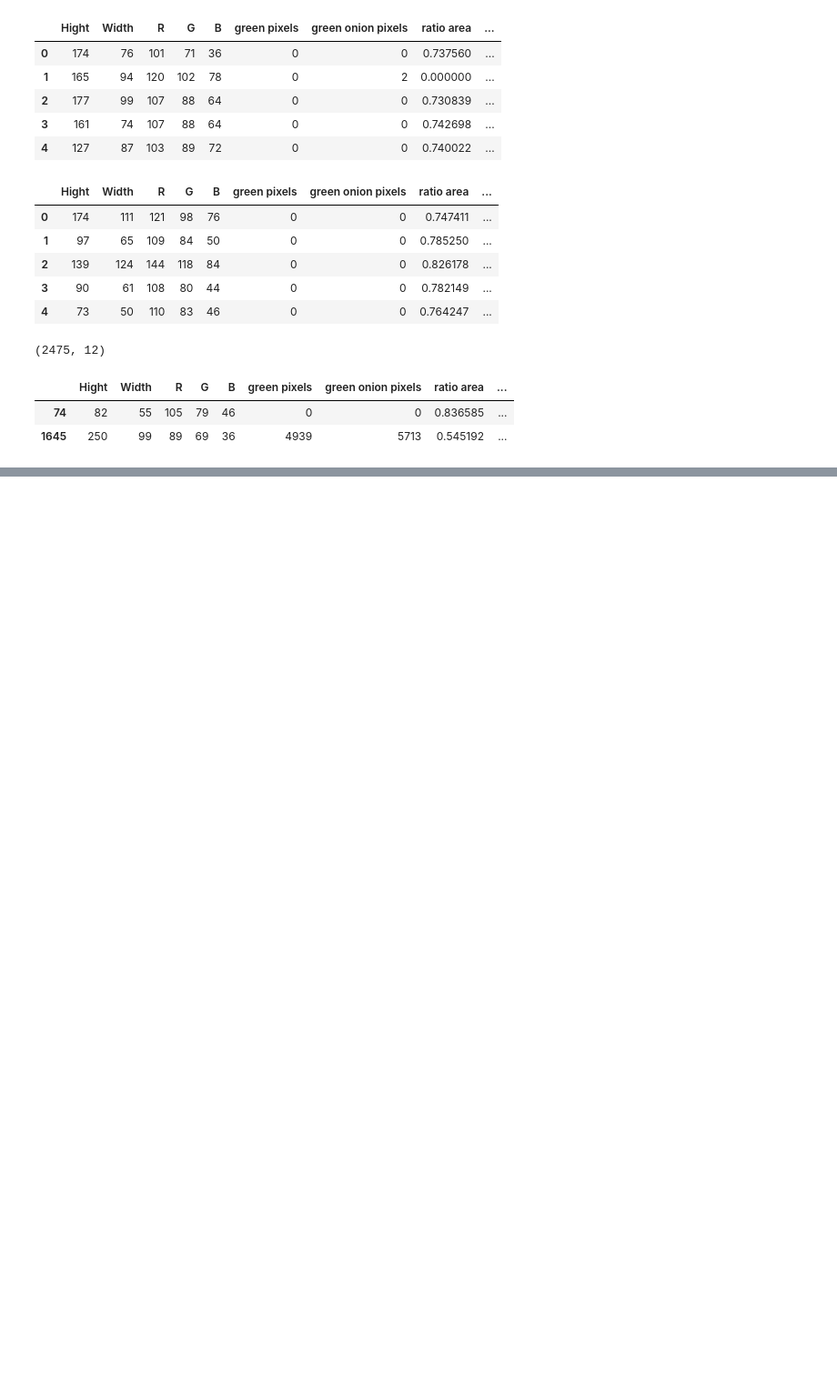
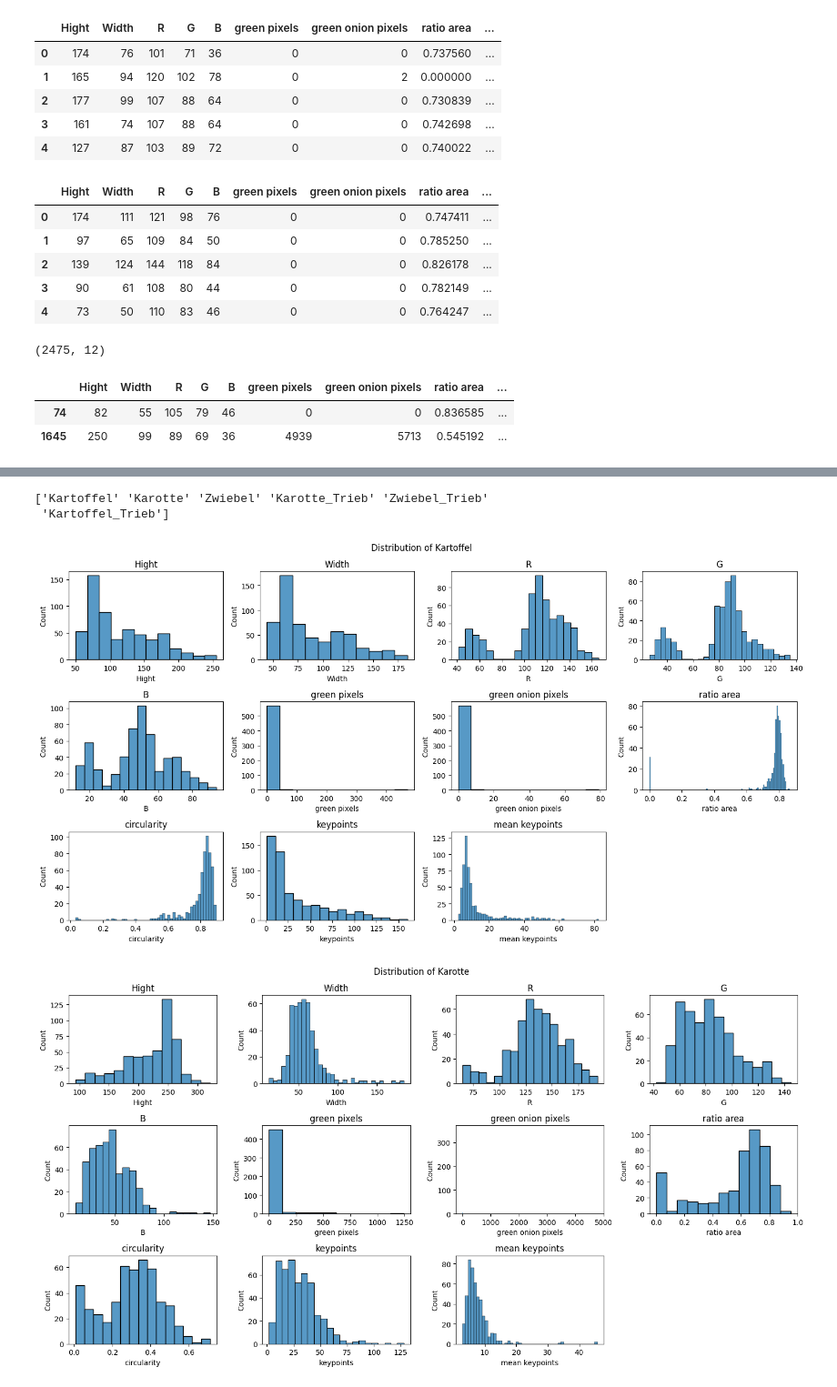
Before and after one commit to leons1396/AI_project, a Jupyter notebook: Data_analysis/data_analysis_default_dataset.ipynb, the cells around one changed output, grey strips where cells are left out. Shown at 91% size. Saved outputs shown, nothing was run; the diff lists cells and outputs as text; code cells hidden in the pictures; blank space fills up the shorter version.

```diff
--- a/Data_analysis/data_analysis_default_dataset.ipynb
+++ b/Data_analysis/data_analysis_default_dataset.ipynb
@@ -54,0 +103,25 @@ vegis.loc[vegis.duplicated()]
+# %%
+classes = vegis["Label"].unique()
+print(classes)
+for cls in classes:
+    v_df =  vegis.loc[vegis["Label"] == cls]
+    v_df = v_df.drop(columns=["Label"])
+    print("")
+
+    cols = v_df.columns
+    fig, axes = plt.subplots(3, 4, figsize=(15, 8))
+    plt.suptitle(f"Distribution of {cls}")
+    axes = axes.flatten()
+    for i, col in enumerate(cols):
+        sns.histplot(v_df[col], ax=axes[i], kde=False)
+        axes[i].set_title(col)
+
+    fig.delaxes(axes[11])
+    plt.tight_layout()
+    plt.show()
+    print("\n\n")
+# %% [output]
+['Kartoffel' 'Karotte' 'Zwiebel' 'Karotte_Trieb' 'Zwiebel_Trieb'
+ 'Kartoffel_Trieb']
+[figure, added]
+[figure, added]
```
Also changed, not shown: parts of 5 cells of this notebook, 1 other file.
